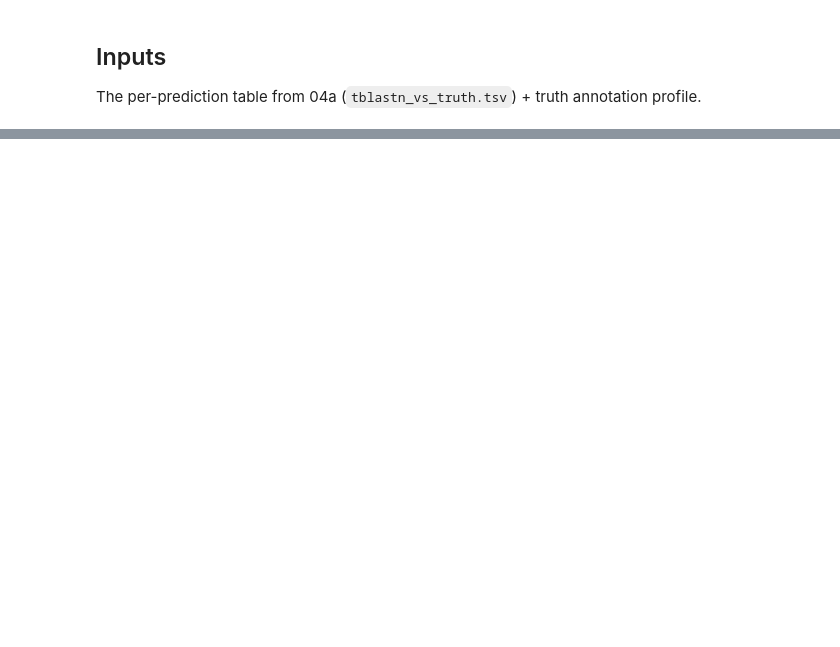
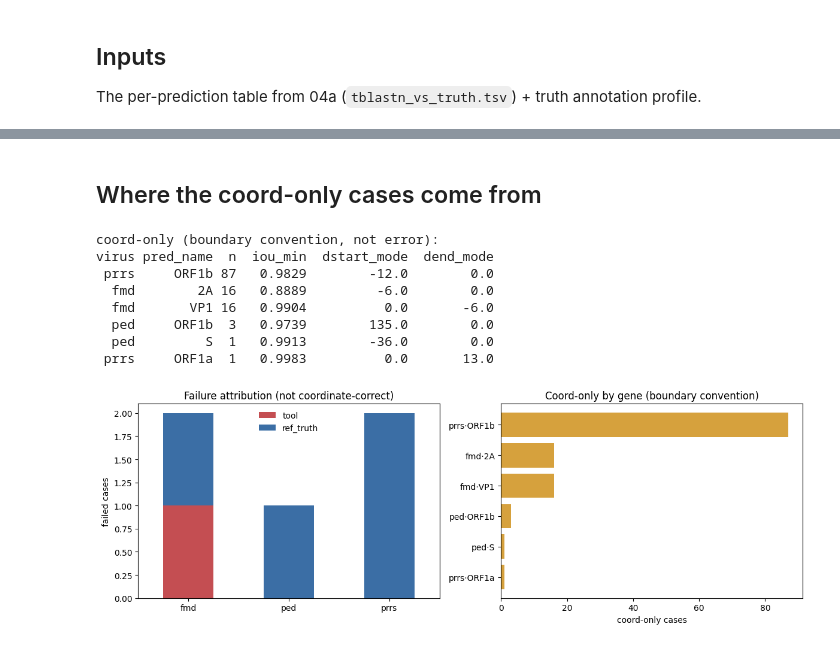
Before and after one commit to nhatminhhatesyou/viralift, a Jupyter notebook: app/validation/08_failure_attribution/failure_attribution.ipynb, the cells around one changed output, grey strips where cells are left out. Cells and saved outputs as stored; diff of their text form; code cells hidden in the pictures; blank space fills up the shorter version.

```diff
--- a/app/validation/08_failure_attribution/failure_attribution.ipynb
+++ b/app/validation/08_failure_attribution/failure_attribution.ipynb
@@ -82,0 +102,17 @@ fig.tight_layout(); fig.savefig(OUT / "failure_attribution.png", dpi=200)
+# %%
+# blame = ref_truth / tool / review, from the shipped generic adjudicator
+adj = adjudicate_failures(failed)
+adj.to_csv(OUT / "failure_adjudication.tsv", sep="\t", index=False)
+
+attr = adj.groupby(["virus", "blame"]).size().reset_index(name="n")
+attr.to_csv(OUT / "failure_attribution.tsv", sep="\t", index=False)
+print("FAILED cases, by blame:")
+print(attr.pivot_table(index="virus", columns="blame", values="n", fill_value=0).to_string())
+
+print("\ncause breakdown:")
+print(adj.groupby(["blame", "cause"]).size().sort_values(ascending=False).to_string())
+
+print("\nevery failed case (small enough to list — put this table in the supplement):")
+cols = ["virus", "record_id", "pred_name", "pred_start", "pred_end", "truth_start", "truth_end",
+        "iou", "blame", "cause"]
+print(adj[[c for c in cols if c in adj.columns]].to_string(index=False))
@@ -82,0 +139,36 @@ fig.tight_layout(); fig.savefig(OUT / "failure_attribution.png", dpi=200)
+# %% [markdown]
+## Where the coord-only cases come from
+# %%
+# coord_only = correct under the metric, but not base-identical
+coord_only = per_pred[per_pred["coord_correct"].fillna(False) & ~per_pred["exact_match"].fillna(False)].copy()
+co = (coord_only.groupby(["virus", "pred_name"])
+        .agg(n=("iou", "size"), iou_min=("iou", "min"),
+             dstart_mode=("delta_start", lambda s: s.mode().iloc[0] if len(s.mode()) else None),
+             dend_mode=("delta_end", lambda s: s.mode().iloc[0] if len(s.mode()) else None))
+        .reset_index().sort_values("n", ascending=False))
+co.to_csv(OUT / "coord_only_breakdown.tsv", sep="\t", index=False)
+print("coord-only (boundary convention, not error):")
+print(co.head(15).to_string(index=False))
+
+fig, axes = plt.subplots(1, 2, figsize=(12, 4.2))
+pv = attr.pivot_table(index="virus", columns="blame", values="n", fill_value=0)
+pv = pv.reindex(columns=[c for c in ["tool", "ref_truth", "review"] if c in pv.columns])
+pv.plot.bar(stacked=True, ax=axes[0], rot=0,
+            color=[{"tool": "#c44e52", "ref_truth": "#3b6ea5", "review": "#d6a13d"}[c] for c in pv.columns])
+axes[0].set_ylabel("failed cases"); axes[0].set_xlabel("")
+axes[0].set_title("Failure attribution (not coordinate-correct)"); axes[0].legend(frameon=False)
+
+top = co.head(8)
+axes[1].barh([f'{r.virus}·{r.pred_name}' for r in top.itertuples()][::-1], top["n"][::-1], color="#d6a13d")
+axes[1].set_xlabel("coord-only cases"); axes[1].set_title("Coord-only by gene (boundary convention)")
+fig.tight_layout(); fig.savefig(OUT / "failure_attribution.png", dpi=200, bbox_inches="tight")
+# %% [output]
+coord-only (boundary convention, not error):
+virus pred_name  n  iou_min  dstart_mode  dend_mode
+ prrs     ORF1b 87   0.9829        -12.0        0.0
+  fmd        2A 16   0.8889         -6.0        0.0
+  fmd       VP1 16   0.9904          0.0       -6.0
+  ped     ORF1b  3   0.9739        135.0        0.0
+  ped         S  1   0.9913        -36.0        0.0
+ prrs     ORF1a  1   0.9983          0.0       13.0
+[figure, added]
```
Also changed, not shown: parts of 15 cells of this notebook, 15 other files.
